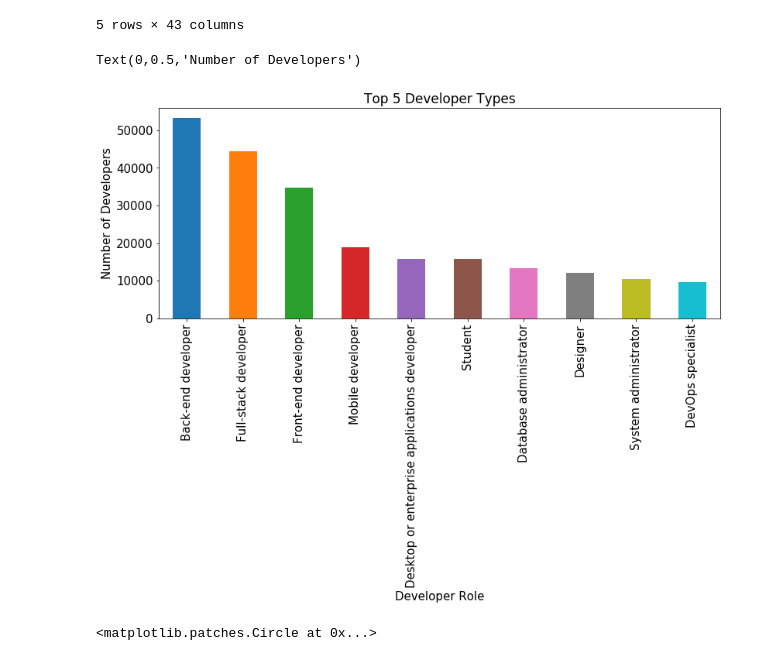
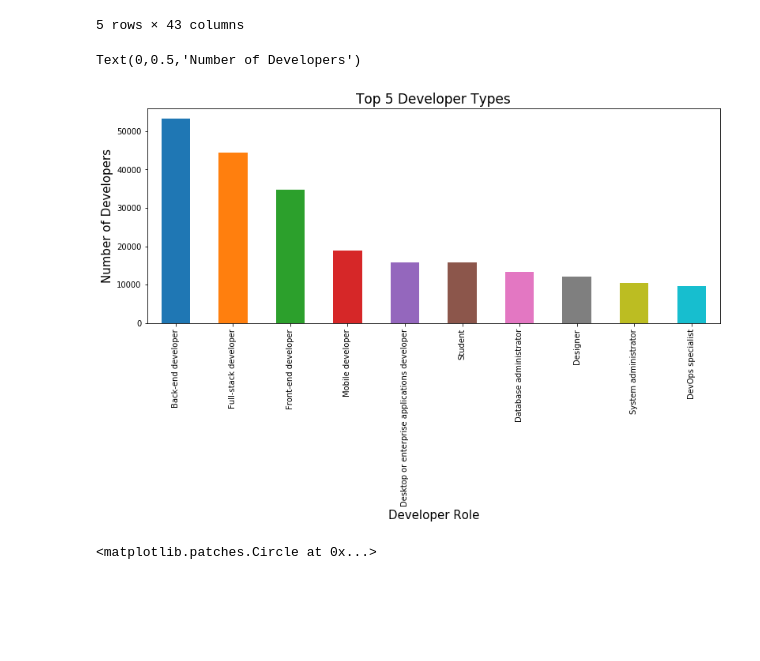
Before and after one commit to kuldeepemol/tech-nerds, a Jupyter notebook: analysis.ipynb, the cells around one changed output. Saved outputs shown, nothing was run; the diff lists cells and outputs as text; code cells hidden in the pictures; blank space fills up the shorter version.

```diff
--- a/analysis.ipynb
+++ b/analysis.ipynb
@@ -41,19 +54,15 @@ dev_role_df['Percentage'] = round(dev_role_df['Number of Developers']/total_deve
 # dev_role_df
 # %%
 
-# dev_role_df['Percentage'].sort_values().plot.barh(figsize=(30,35),
-#                                                   fontsize=30)
 explode = (0.1,0,0,0,0)
 plt.figure(figsize=(13,5))
-dev_role_df['Number of Developers'].sort_values(ascending=False).head(10).plot(kind='bar',
-                                       title='Top 5 Developer Types',fontsize=15)
+dev_role_df['Number of Developers'].sort_values(ascending=False).head(10).plot(kind='bar')
 plt.title('Top 5 Developer Types',fontsize=17)
 plt.xlabel('Developer Role',fontsize=15)
 plt.ylabel('Number of Developers',fontsize=15)
-# plt.xticks(rotation=45)
 # %% [output]
 Text(0,0.5,'Number of Developers')
-[figure, old version]
+[figure, new version]
 # %%
 dev_stu = df_cleaned['Student'].dropna()
 dev_student = {}
```
Also changed, not shown: parts of 13 cells of this notebook.
